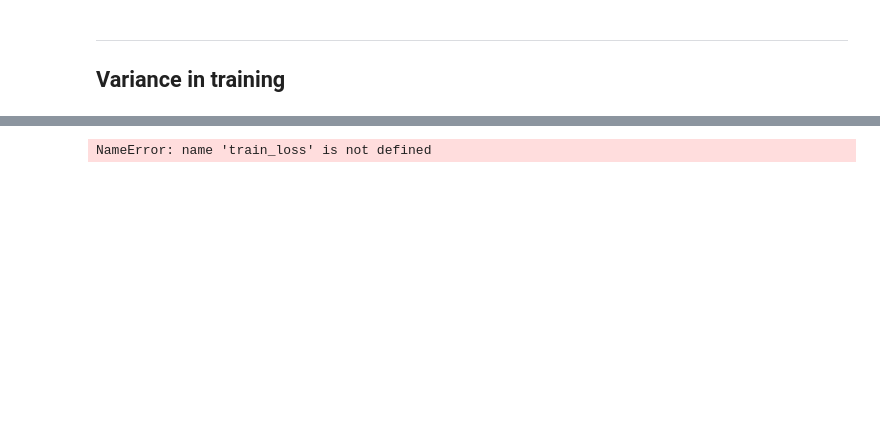
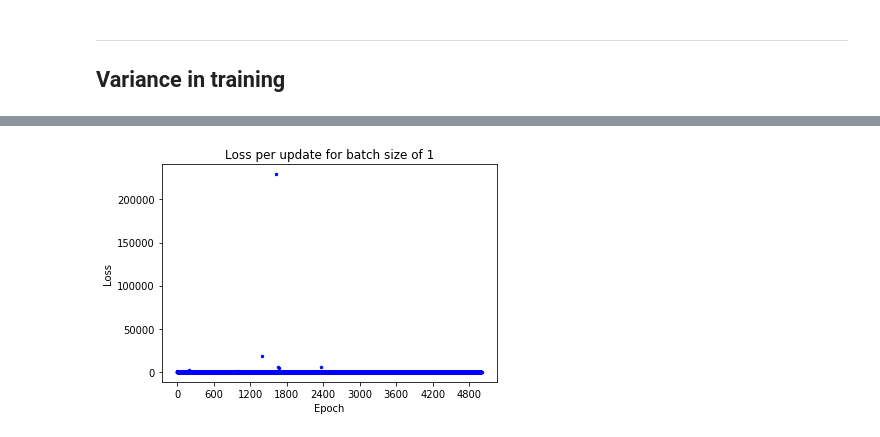
Before and after one commit to joeylitalien/ift6135-a1, a Jupyter notebook: jupyter/problem2_v2.ipynb, the cells around one changed output, grey strips where cells are left out. Saved outputs shown, nothing was run; the diff lists cells and outputs as text; code cells hidden in the pictures; blank space fills up the shorter version.

```diff
--- a/jupyter/problem2_v2.ipynb
+++ b/jupyter/problem2_v2.ipynb
@@ -184,16 +252,16 @@ plots_per_epoch([train_acc[best_lr_idx], test_acc[best_lr_idx]],
 ---
 ## Variance in training
 # %%
-# Load tfidf dataset
-train_data, test_data = load_newsgroups(train_filename, test_filename,
-                                layers[0], train_size, test_size, "tfidf")
+# Load dataset
+train_data, valid_data, test_data = load_newsgroups(train_filename, test_filename,
+                                layers[0], train_size, test_size, "count")
 learning_rate = 0.2
 # %%
 batch_size = 1
 train_loader = DataLoader(train_data, batch_size=batch_size)
 test_loader = DataLoader(test_data, batch_size=batch_size)
 # %%
-mlp_t = Newsgroups(layers, learning_rate, momentum)
-train_loss, train_acc, test_acc = mlp_t.train(1, train_loader, test_loader, 5000)
+mlp = Newsgroups(layers, learning_rate, momentum)
+train_loss, train_acc, test_acc = mlp.train(1, train_loader, test_loader, 5000)
 # %% [output]
 Epoch 1/1
@@ -208,7 +284,7 @@ KeyboardInterrupt:
-# %%
-print(train_loss)
-# %% [output]
-NameError: name 'train_loss' is not defined
+# %%
+plot_per_epoch(train_loss, "Loss", "Loss per update for batch size of 1")
+# %% [output]
+[figure, added]
 # %%
 batch_size = 100
 train_loader = DataLoader(train_data, batch_size=batch_size)
```
Also changed, not shown: parts of 20 cells of this notebook, 4 other files.
